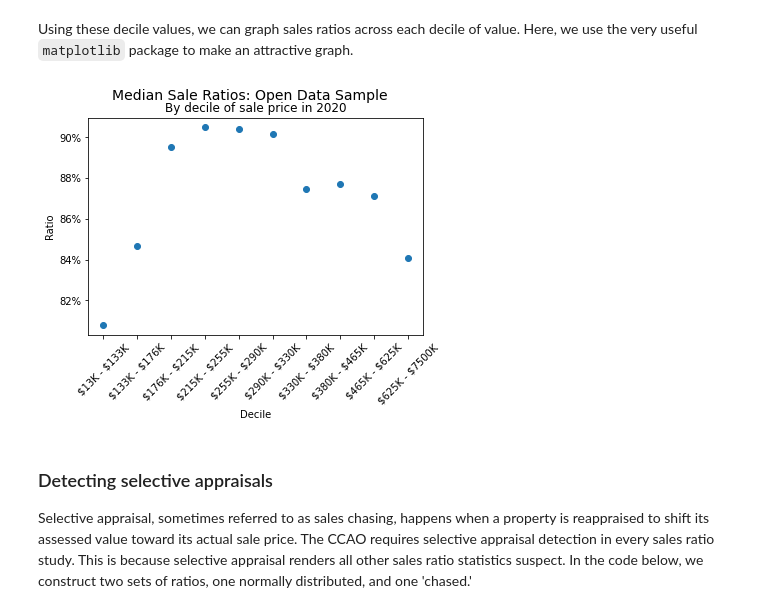
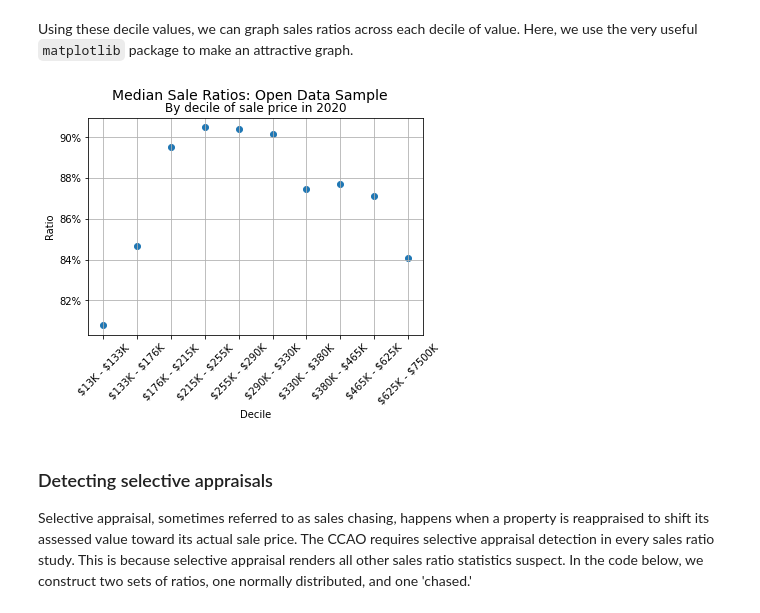
Before and after one commit to ccao-data/assesspy, a Jupyter notebook: docs/source/notebooks/example-ratio-study.ipynb, the cells around one changed output. Drawn from its saved outputs; the diff is of its cells as text; code cells hidden in the pictures.

```diff
--- a/docs/source/notebooks/example-ratio-study.ipynb
+++ b/docs/source/notebooks/example-ratio-study.ipynb
@@ -190,35 +191,35 @@ median_ratios
 Using these decile values, we can graph sales ratios across each decile of value. Here, we use the very useful `matplotlib` package to make an attractive graph.
 # %%
 import matplotlib.pyplot as plt
-import warnings
 warnings.filterwarnings('ignore')
 
 graph_data = combined
 graph_data['rank'] = pd.qcut(graph_data['sale_price'], 10, labels=False)
 graph_data['rank'] = graph_data['rank'] + 1
 graph_data['decile'] = pd.qcut(graph_data['sale_price'] / 1000, 10, precision=0)
 graph_data['decile'] = graph_data['decile'].astype(str).str.replace('(', '\$')
 graph_data['decile'] = graph_data['decile'].str.replace(', ', ' - \$')
 graph_data['decile'] = graph_data['decile'].str.replace('.0', 'K', regex=False)
 graph_data['decile'] = graph_data['decile'].str.replace(']', '')
 graph_data['decile'] = graph_data['decile'].str.replace(' - \$9050K', '+', regex=False)
 graph_data = graph_data.groupby(['rank', 'decile']).apply(
         lambda x: pd.Series({
             'Median Sales Ratio':np.median(x['ratio']),
             })
         )
 
 graph_data = graph_data.reset_index()
 plt.scatter(graph_data['decile'], graph_data['Median Sales Ratio'])
 plt.xticks(rotation=45)
 plt.xlabel('Decile')
 plt.ylabel('Ratio')
 plt.suptitle("Median Sale Ratios: Open Data Sample", fontsize=14)
 plt.title("By decile of sale price in 2020")
 plt.gca().set_yticklabels([f'{x:.0%}' for x in plt.gca().get_yticks()])
+plt.grid()
 plt.show()
 # %% [output]
-[figure, old version]
+[figure, new version]
 # %% [markdown]
 ### Detecting selective appraisals
 
```
Also changed, not shown: parts of 2 cells of this notebook.
